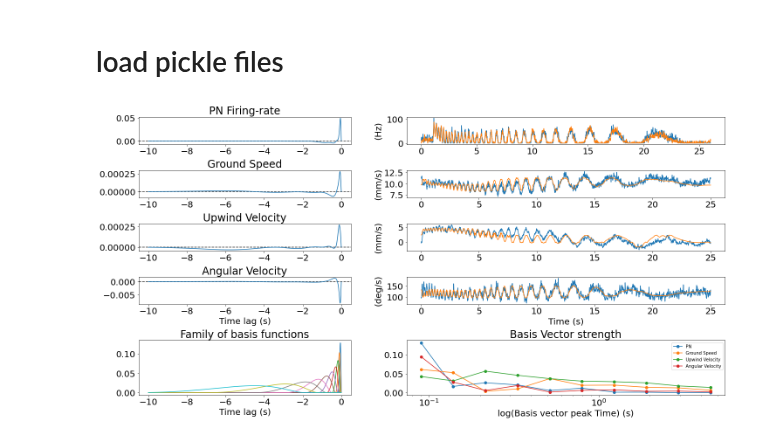
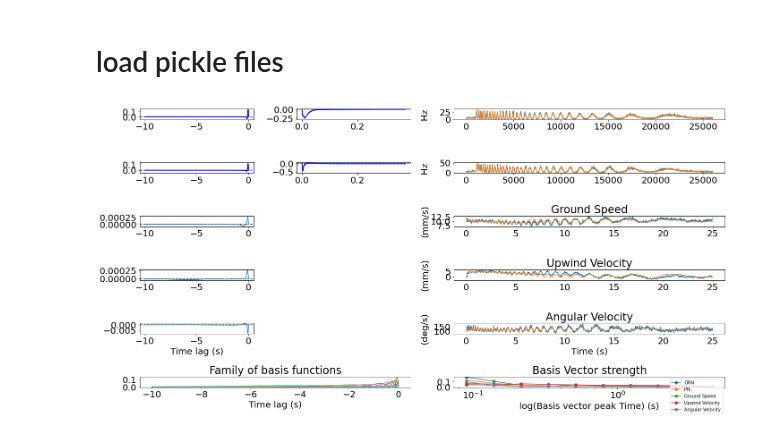
Before and after one commit to davidfox87/neuro_encoding_models, a Jupyter notebook: filter_summary.ipynb, the cells around one changed output. Drawn from its saved outputs; the diff is of its cells as text; code cells hidden in the pictures.

```diff
--- a/filter_summary.ipynb
+++ b/filter_summary.ipynb
@@ -76,39 +87,100 @@ font = {'family' : 'normal',
 
 plt.rc('font', **font)
 # %%
+
+
 fig = plt.figure(figsize=[20, 10])
-ax1 = plt.subplot2grid((2, 4), (0, 0))
-ax2 = plt.subplot2grid((2, 4), (0, 1))
-ax3 = plt.subplot2grid((2, 4), (0, 2), colspan=2)
+ax1 = plt.subplot2grid((6, 4), (0, 0))
+ax2 = plt.subplot2grid((6, 4), (0, 1))
+ax3 = plt.subplot2grid((6, 4), (0, 2), colspan=2)
 
-ax4 = plt.subplot2grid((2, 4), (1, 0))
-ax5 = plt.subplot2grid((2, 4), (1, 1))
-ax6 = plt.subplot2grid((2, 4), (1, 2), colspan=2)
+ax4 = plt.subplot2grid((6, 4), (1, 0))
+ax5 = plt.subplot2grid((6, 4), (1, 1))
+ax6 = plt.subplot2grid((6, 4), (1, 2), colspan=2)
 
+
+ax7 = plt.subplot2grid((6, 4), (2, 0))
+ax8 = plt.subplot2grid((6, 4), (2, 2), colspan=2)
+
+ax9 = plt.subplot2grid((6, 4), (3, 0))
+ax10 = plt.subplot2grid((6, 4), (3, 2), colspan=2)
+
+ax11 = plt.subplot2grid((6, 4), (4, 0))
+ax12 = plt.subplot2grid((6, 4), (4, 2), colspan=2)
+
+ax13 = plt.subplot2grid((6, 4), (5, 0), colspan=2)
+ax14 = plt.subplot2grid((6, 4), (5, 2), colspan=2)
 
 ax1.plot(kt, orn_mu, lw=2, label='mean population 1', color='blue')
 ax1.fill_between(kt, orn_mu + orn_sigma, orn_mu - orn_sigma, facecolor='blue', alpha=0.5)
 ax1.axhline(0, color=".2", linestyle="--", zorder=1)
 
 ax2.plot(ht, orn_mu2, lw=2, label='mean population 1', color='blue')
 ax2.fill_between(ht, orn_mu2 + orn_sigma2, orn_mu2 - orn_sigma2, facecolor='blue', alpha=0.5)
 ax2.axhline(0, color=".2", linestyle="--", zorder=1)
 
 
 ax3.plot(orn_exp_responses_mu)
 ax3.plot(orn_predictions_mu)
-
+ax3.set_ylabel('Hz')
 
 
 ax4.plot(kt, pn_mu, lw=2, label='mean population 1', color='blue')
 ax4.fill_between(kt, pn_mu + pn_sigma, pn_mu - pn_sigma, facecolor='blue', alpha=0.5)
 ax4.axhline(0, color=".2", linestyle="--", zorder=1)
 
 ax5.plot(ht, pn_mu2, lw=2, label='mean population 1', color='blue')
 ax5.fill_between(ht, pn_mu2 + pn_sigma2, pn_mu2 - pn_sigma2, facecolor='blue', alpha=0.5)
 ax5.axhline(0, color=".2", linestyle="--", zorder=1)
 
 ax6.plot(pn_exp_responses_mu)
 ax6.plot(pn_predictions_mu)
+ax6.set_ylabel('Hz')
+
+
+
+
+
+ax7.plot(vmoves_out['k'][0], vmoves_out['k'][1])
+ax7.axhline(0, color=".2", linestyle="--", zorder=1)
+ax8.plot(t, vmoves_out['response'])
+ax8.plot(t, vmoves_out['prediction'][1])
+ax8.set_title('Ground Speed')
+ax8.set_ylabel('(mm/s)')
+
+ax9.plot(vymoves_out['k'][0], vymoves_out['k'][1])
+ax9.axhline(0, color=".2", linestyle="--", zorder=1)
+ax10.plot(t, vymoves_out['response'])
+ax10.plot(t, vymoves_out['prediction'][1])
+ax10.set_title('Upwind Velocity')
+ax10.set_ylabel('(mm/s)')
+
+ax11.plot(angvturns_out['k'][0], angvturns_out['k'][1])
+ax11.axhline(0, color=".2", linestyle="--", zorder=1)
+ax12.plot(t, angvturns_out['response'])
+ax12.plot(t, angvturns_out['prediction'][1])
+ax12.set_title('Angular Velocity')
+ax12.set_xlabel('Time (s)')
+ax12.set_ylabel('(deg/s)')
+ax11.set_xlabel('Time lag (s)')
+
+
+ax13.plot(basis['basis'][0], basis['basis'][1])
+ax13.set_title('Family of basis functions')
+ax13.set_xlabel('Time lag (s)')
+
+ax14.plot(vmoves_out['basis_center'], np.mean(orn_basis_weights, axis=0), '-o', label='ORN')
+ax14.plot(vmoves_out['basis_center'], np.mean(pn_basis_weights, axis=0), '-o', label='PN')
+ax14.plot(vmoves_out['basis_center'], vmoves_out['basis_weights'], '-o', label='Ground Speed')
+ax14.plot(vymoves_out['basis_center'], vymoves_out['basis_weights'], '-o', label='Upwind Velocity')
+ax14.plot(angvturns_out['basis_center'], angvturns_out['basis_weights'], '-o', label='Angular Velocity')
+ax14.set_xscale('log')
+ax14.legend(loc=1, prop={'size': 10})
+ax14.set_title('Basis Vector strength')
+ax14.set_xlabel('log(Basis vector peak Time) (s)')
+
+
+fig.align_ylabels([ax3, ax6, ax8, ax10, ax12, ax14])
+fig.tight_layout()
 # %% [output]
-[figure, old version]
+[figure, new version]
```
Also changed, not shown: parts of 2 cells of this notebook.
